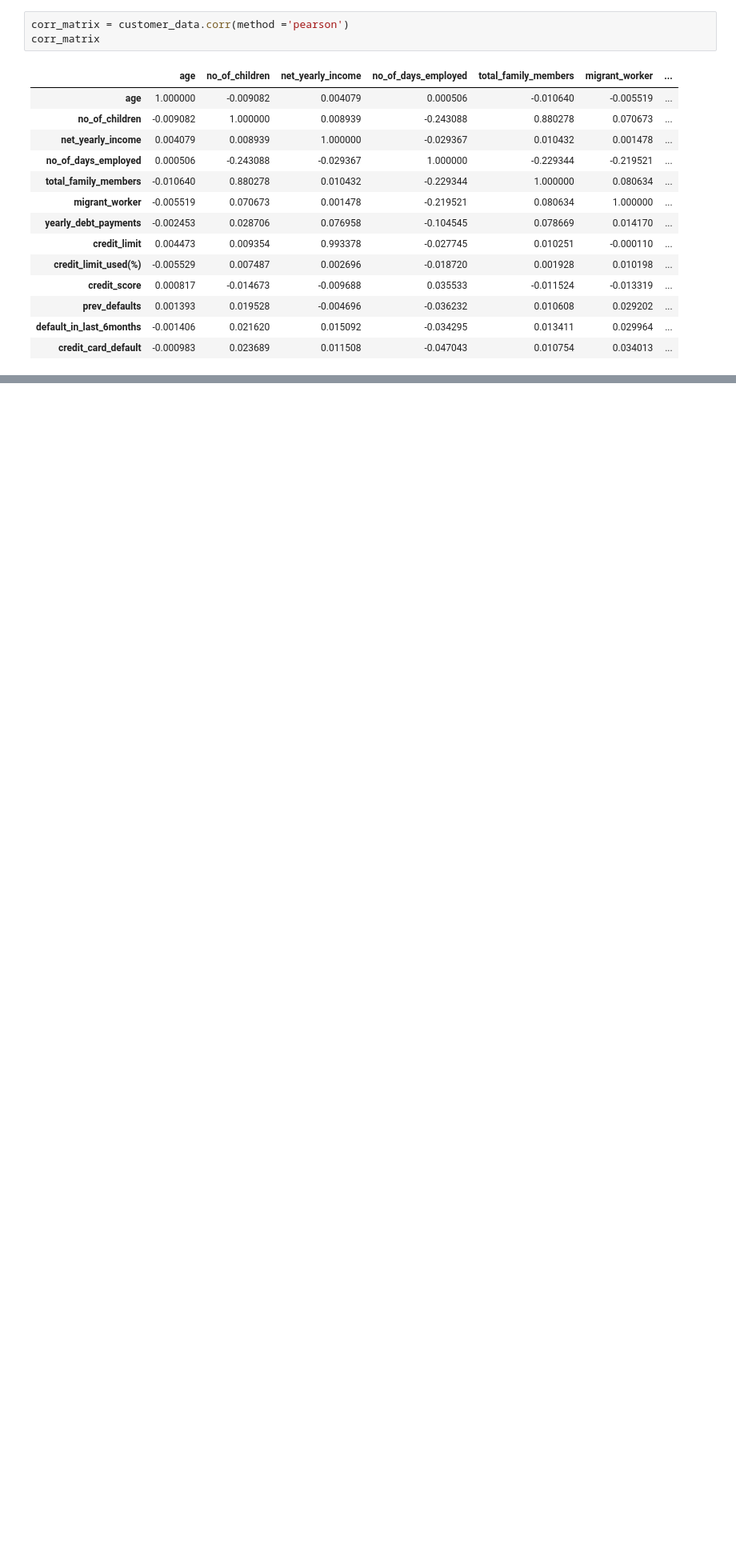
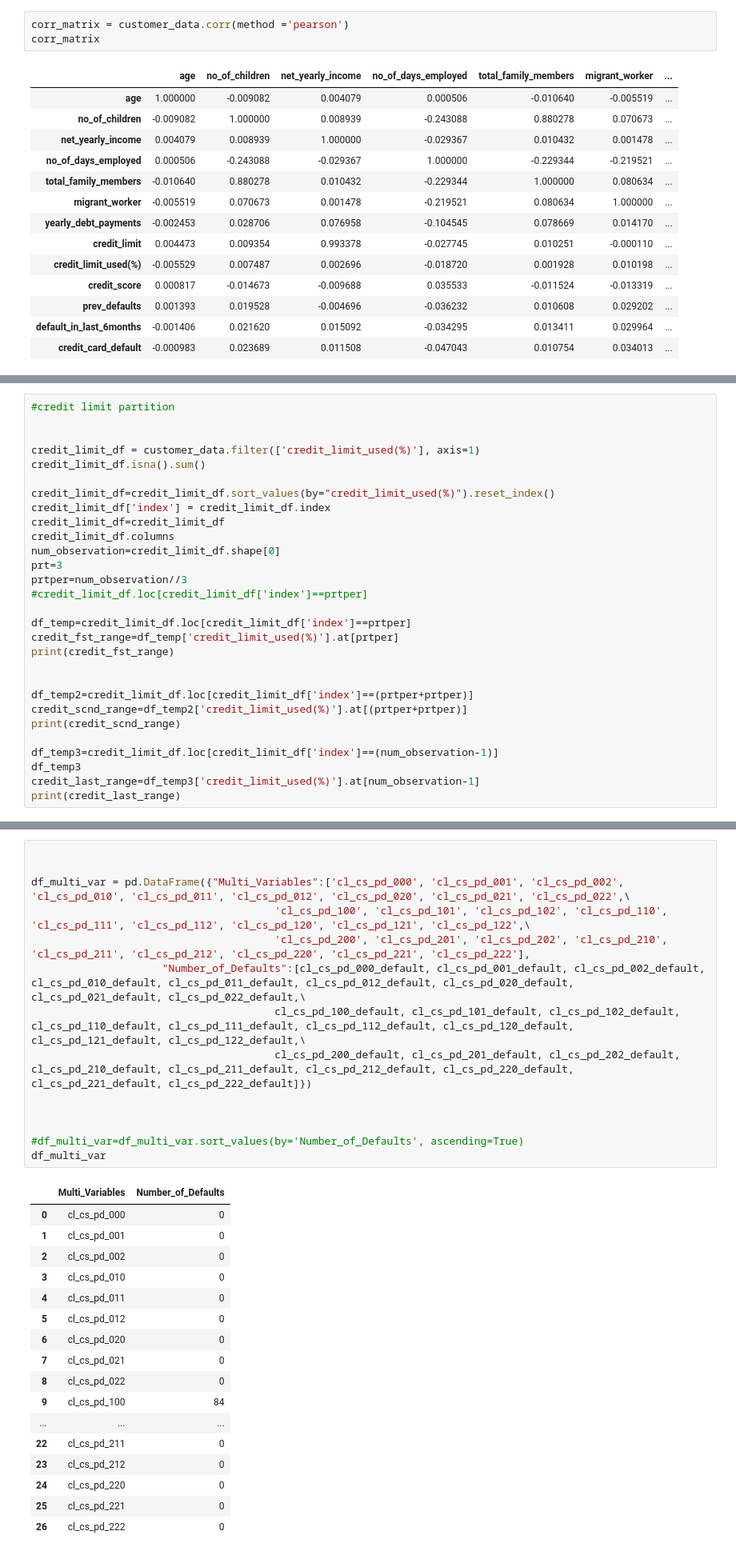
Before and after one commit to MonikaSinghGit/CreditCardDefaultAnalysis, a Jupyter notebook: CreditCardDefaultAnalysis.ipynb, the cells around one changed output, grey strips where cells are left out. Shown at 80% size. Saved outputs shown, nothing was run; the diff lists cells and outputs as text; blank space fills up the shorter version.

Commit message:
'MultiVar'

```diff
--- a/CreditCardDefaultAnalysis.ipynb
+++ b/CreditCardDefaultAnalysis.ipynb
@@ -249,0 +254,29 @@ sns.heatmap(corr_matrix)
+# %%
+#credit limit partition
+
+
+credit_limit_df = customer_data.filter(['credit_limit_used(%)'], axis=1)
+credit_limit_df.isna().sum()
+
+credit_limit_df=credit_limit_df.sort_values(by="credit_limit_used(%)").reset_index()
+credit_limit_df['index'] = credit_limit_df.index
+credit_limit_df=credit_limit_df
+credit_limit_df.columns
+num_observation=credit_limit_df.shape[0]
+prt=3
+prtper=num_observation//3
+#credit_limit_df.loc[credit_limit_df['index']==prtper]
+
+df_temp=credit_limit_df.loc[credit_limit_df['index']==prtper]
+credit_fst_range=df_temp['credit_limit_used(%)'].at[prtper]
+print(credit_fst_range)
+
+
+df_temp2=credit_limit_df.loc[credit_limit_df['index']==(prtper+prtper)]
+credit_scnd_range=df_temp2['credit_limit_used(%)'].at[(prtper+prtper)]
+print(credit_scnd_range)
+
+df_temp3=credit_limit_df.loc[credit_limit_df['index']==(num_observation-1)]
+df_temp3
+credit_last_range=df_temp3['credit_limit_used(%)'].at[num_observation-1]
+print(credit_last_range)
@@ -249,0 +482,32 @@ sns.heatmap(corr_matrix)
+# %%
+
+
+df_multi_var = pd.DataFrame({"Multi_Variables":['cl_cs_pd_000', 'cl_cs_pd_001', 'cl_cs_pd_002', 'cl_cs_pd_010', 'cl_cs_pd_011', 'cl_cs_pd_012', 'cl_cs_pd_020', 'cl_cs_pd_021', 'cl_cs_pd_022',\
+                                       'cl_cs_pd_100', 'cl_cs_pd_101', 'cl_cs_pd_102', 'cl_cs_pd_110', 'cl_cs_pd_111', 'cl_cs_pd_112', 'cl_cs_pd_120', 'cl_cs_pd_121', 'cl_cs_pd_122',\
+                                       'cl_cs_pd_200', 'cl_cs_pd_201', 'cl_cs_pd_202', 'cl_cs_pd_210', 'cl_cs_pd_211', 'cl_cs_pd_212', 'cl_cs_pd_220', 'cl_cs_pd_221', 'cl_cs_pd_222'],
+                     "Number_of_Defaults":[cl_cs_pd_000_default, cl_cs_pd_001_default, cl_cs_pd_002_default, cl_cs_pd_010_default, cl_cs_pd_011_default, cl_cs_pd_012_default, cl_cs_pd_020_default, cl_cs_pd_021_default, cl_cs_pd_022_default,\
+                                       cl_cs_pd_100_default, cl_cs_pd_101_default, cl_cs_pd_102_default, cl_cs_pd_110_default, cl_cs_pd_111_default, cl_cs_pd_112_default, cl_cs_pd_120_default, cl_cs_pd_121_default, cl_cs_pd_122_default,\
+                                       cl_cs_pd_200_default, cl_cs_pd_201_default, cl_cs_pd_202_default, cl_cs_pd_210_default, cl_cs_pd_211_default, cl_cs_pd_212_default, cl_cs_pd_220_default, cl_cs_pd_221_default, cl_cs_pd_222_default]})
+
+
+
+#df_multi_var=df_multi_var.sort_values(by='Number_of_Defaults', ascending=True)
+df_multi_var
+# %% [output]
+|  | Multi_Variables | Number_of_Defaults |
+| 0 | cl_cs_pd_000 | 0 |
+| 1 | cl_cs_pd_001 | 0 |
+| 2 | cl_cs_pd_002 | 0 |
+| 3 | cl_cs_pd_010 | 0 |
+| 4 | cl_cs_pd_011 | 0 |
+| 5 | cl_cs_pd_012 | 0 |
+| 6 | cl_cs_pd_020 | 0 |
+| 7 | cl_cs_pd_021 | 0 |
+| 8 | cl_cs_pd_022 | 0 |
+| 9 | cl_cs_pd_100 | 84 |
+| ... | ... | ... |
+| 22 | cl_cs_pd_211 | 0 |
+| 23 | cl_cs_pd_212 | 0 |
+| 24 | cl_cs_pd_220 | 0 |
+| 25 | cl_cs_pd_221 | 0 |
+| 26 | cl_cs_pd_222 | 0 |
```
Also changed, not shown: parts of 10 cells of this notebook.
